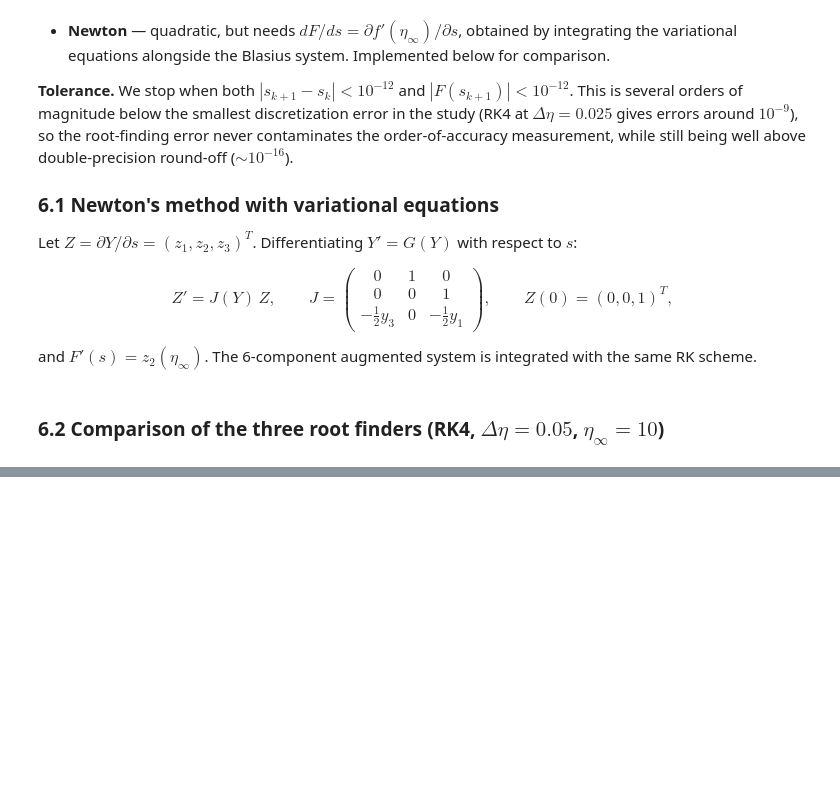
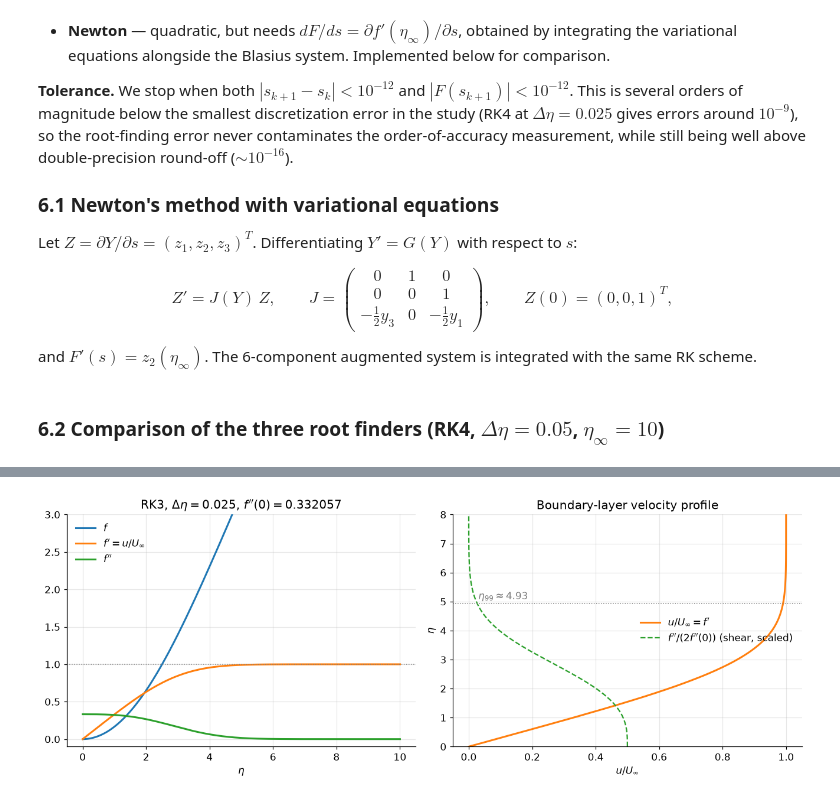
Before and after one commit to aneeshasokan710/AE801_2026, a Jupyter notebook: numode_bvp/Shooting Method for the Blasius Boundary-Layer Equation.ipynb, the cells around one changed output, grey strips where cells are left out. Saved outputs shown, nothing was run; the diff lists cells and outputs as text; code cells hidden in the pictures; blank space fills up the shorter version.

```diff
--- a/numode_bvp/Shooting Method for the Blasius Boundary-Layer Equation.ipynb
+++ b/numode_bvp/Shooting Method for the Blasius Boundary-Layer Equation.ipynb
@@ -471,0 +559,28 @@ Newton       0.3320573377572           5     0.039
+# %%
+def plot_profiles(method, h, s, color_set=("tab:blue", "tab:orange", "tab:green")):
+    eta, Y = integrate(s, h, ETA_INF, method, store=True)
+    fig, axes = plt.subplots(1, 2, figsize=(12, 4.6))
+    ax = axes[0]
+    ax.plot(eta, Y[:, 0], color=color_set[0], lw=2, label=r"$f$")
+    ax.plot(eta, Y[:, 1], color=color_set[1], lw=2, label=r"$f'=u/U_\infty$")
+    ax.plot(eta, Y[:, 2], color=color_set[2], lw=2, label=r"$f''$")
+    ax.axhline(1, color="grey", ls=":", lw=1)
+    ax.set_xlabel(r"$\eta$"); ax.set_ylim(-0.1, 3.0)
+    ax.set_title(fr"{method}, $\Delta\eta={h}$, $f''(0)={s:.6f}$")
+    ax.legend(loc="upper left")
+
+    ax = axes[1]   # classic boundary-layer view: velocity profile, eta vertical
+    ax.plot(Y[:, 1], eta, color=color_set[1], lw=2, label=r"$u/U_\infty = f'$")
+    ax.plot(Y[:, 2] / s * 0.5, eta, color=color_set[2], lw=1.5, ls="--", label=r"$f''/(2f''(0))$ (shear, scaled)")
+    i99 = np.argmax(Y[:, 1] >= 0.99)
+    ax.axhline(eta[i99], color="grey", ls=":", lw=1)
+    ax.text(0.03, eta[i99] + 0.15, fr"$\eta_{{99}}\approx{eta[i99]:.2f}$", color="grey")
+    ax.set_ylim(0, 8); ax.set_xlabel(r"$u/U_\infty$"); ax.set_ylabel(r"$\eta$")
+    ax.set_title("Boundary-layer velocity profile")
+    ax.legend(loc="center right")
+    plt.tight_layout(); plt.show()
+    return eta, Y
+s_rk3_fine = rk3_rows[-1, 1]
+eta3, Y3 = plot_profiles("RK3", 0.025, s_rk3_fine)
+# %% [output]
+[figure, added]
```
Also changed, not shown: parts of 7 cells of this notebook.
